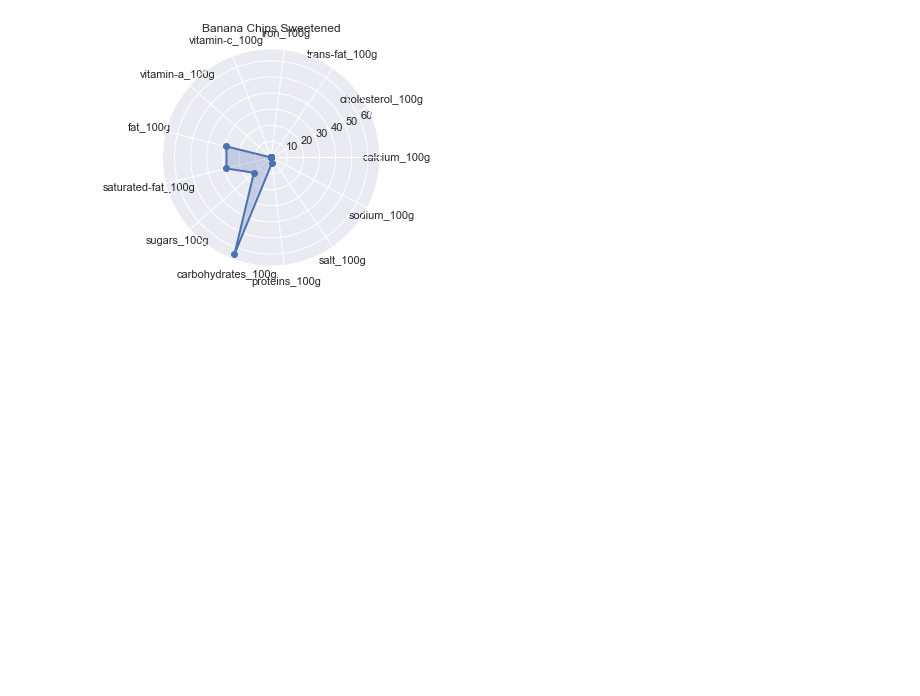
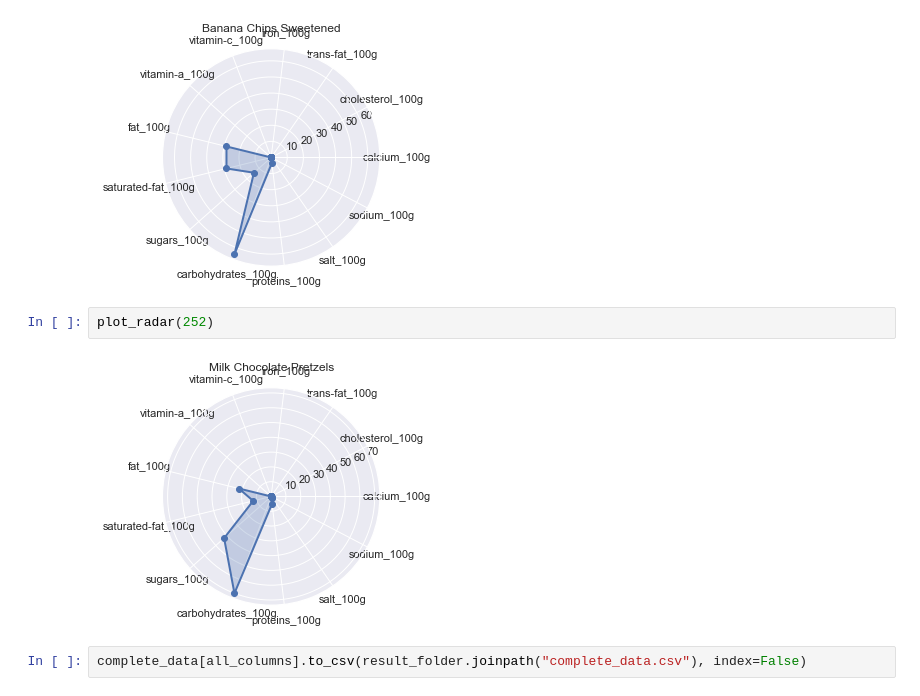
Before and after one commit to asaidomar/openclassrooms_projet3, a Jupyter notebook: projet3/analysis.ipynb, the cells around one changed output. Saved outputs shown, nothing was run; the diff lists cells and outputs as text; blank space fills up the shorter version.

```diff
--- a/projet3/analysis.ipynb
+++ b/projet3/analysis.ipynb
@@ -147,3 +179,9 @@ plot_radar(248)
 plot_radar(249)
 # %% [output]
 [figure]
+# %%
+plot_radar(252)
+# %% [output]
+[figure, added]
+# %%
+complete_data[all_columns].to_csv(result_folder.joinpath("complete_data.csv"), index=False)
```
Also changed, not shown: parts of 5 cells of this notebook, 4 other files.
